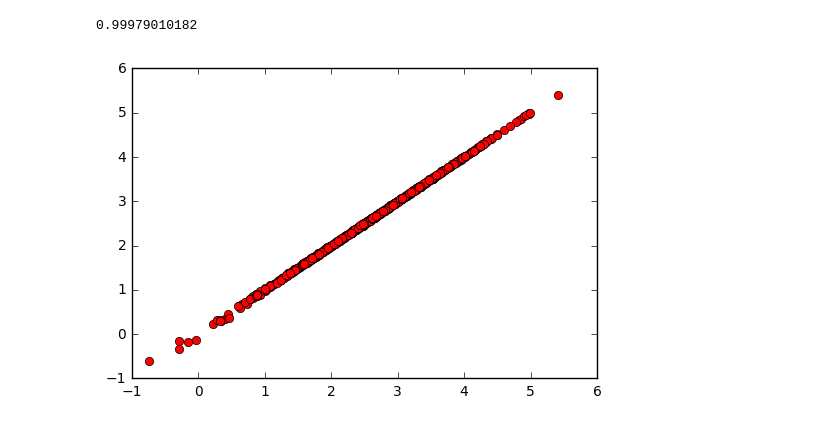
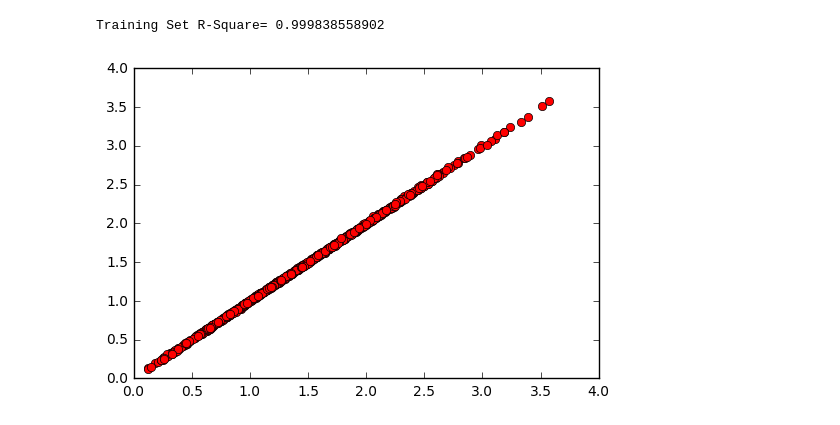
Before and after one commit to shankarananth/Keras-Nonlinear-Regression, a Jupyter notebook: KerasNonlinearRegression.ipynb, the cells around one changed output. Cells and saved outputs as stored; diff of their text form; code cells hidden in the pictures.

```diff
--- a/KerasNonlinearRegression.ipynb
+++ b/KerasNonlinearRegression.ipynb
@@ -68,12 +67,12 @@ Epoch 5000/5000
-# %%
-dataset3 = numpy.genfromtxt("testresults.csv", delimiter=",")
-plt.plot(Y,dataset3,'ro')
-#print(Y2.shape)
-#print(dataset3.shape)
-
-Testr2value = r2_score(Y,dataset3)
-print(Testr2value)
-# %% [output]
-0.99979010182
-[figure, removed]
+# %%
+#Plot actual vs predition for training set
+TestResults = numpy.genfromtxt("trainresults.csv", delimiter=",")
+plt.plot(Y1,TestResults,'ro')
+
+#Compute R-Square value for training set
+TestR2Value = r2_score(Y1,TestResults)
+print("Training Set R-Square=", TestR2Value)
+# %% [output]
+Training Set R-Square= 0.999838558902
+[figure, added]
 # %%
```
Also changed, not shown: parts of 4 cells of this notebook.
